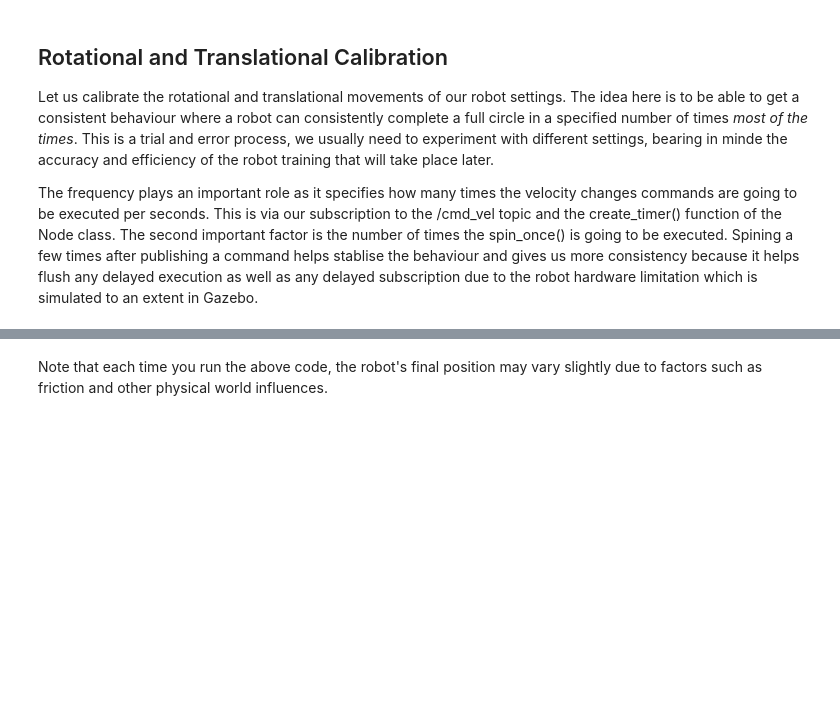
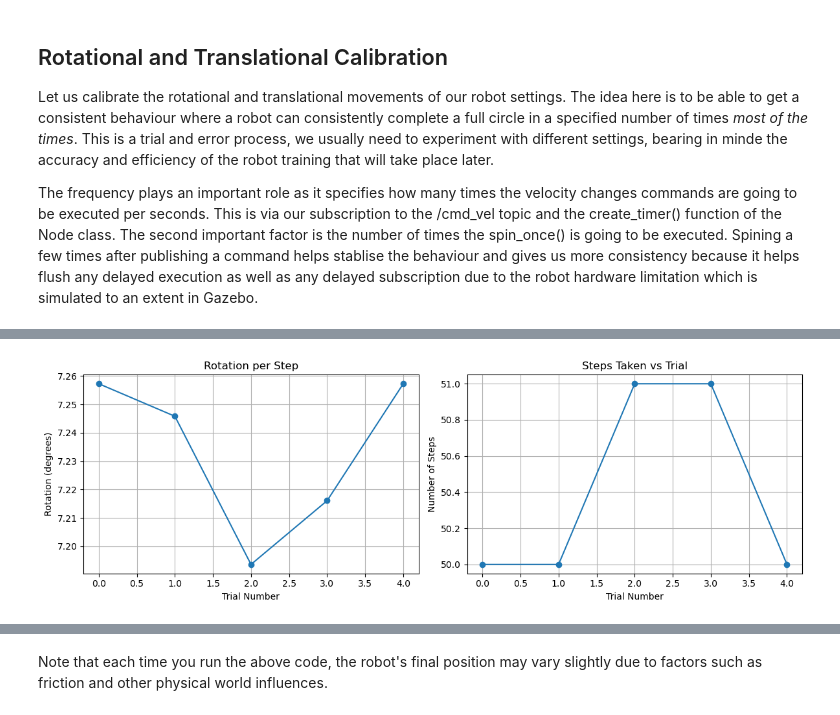
Before and after one commit to DanielBryars/turtlebot-as2, a Jupyter notebook: worksheet17.ipynb, the cells around one changed output, grey strips where cells are left out. Cells and saved outputs as stored; diff of their text form; code cells hidden in the pictures; blank space fills up the shorter version.

```diff
--- a/worksheet17.ipynb
+++ b/worksheet17.ipynb
@@ -57,3 +65,8 @@ from env.robot import *
+# %%
+#ACTIONS - make the code easier to read
+FORWARDS = 1
+LEFT = 0
+RIGHT = 2
 # %% [markdown]
 ### Summary of the RobEnv Class
 
@@ -165,0 +268,24 @@ Wall time: 5.76 s
+# %%
+angle_per_turn = (2 * np.pi + results[:, 0]) / results[:, 1]
+results = np.hstack([results, angle_per_turn[:, None]])
+
+fig, (ax1, ax2) = plt.subplots(1, 2, figsize=(12, 4))
+
+# Plot final errors
+ax1.plot(np.degrees(results[:,2]), 'o-')
+ax1.set_title('Rotation per Step')
+ax1.set_xlabel('Trial Number')
+ax1.set_ylabel('Rotation (degrees)')
+ax1.grid(True)
+
+# Plot step counts
+ax2.plot(results[:,1], 'o-')
+ax2.set_title('Steps Taken vs Trial')
+ax2.set_xlabel('Trial Number')
+ax2.set_ylabel('Number of Steps')
+ax2.grid(True)
+
+plt.tight_layout()
+plt.show()
+# %% [output]
+[figure, added]
```
Also changed, not shown: parts of 15 cells of this notebook, 10 other files.
